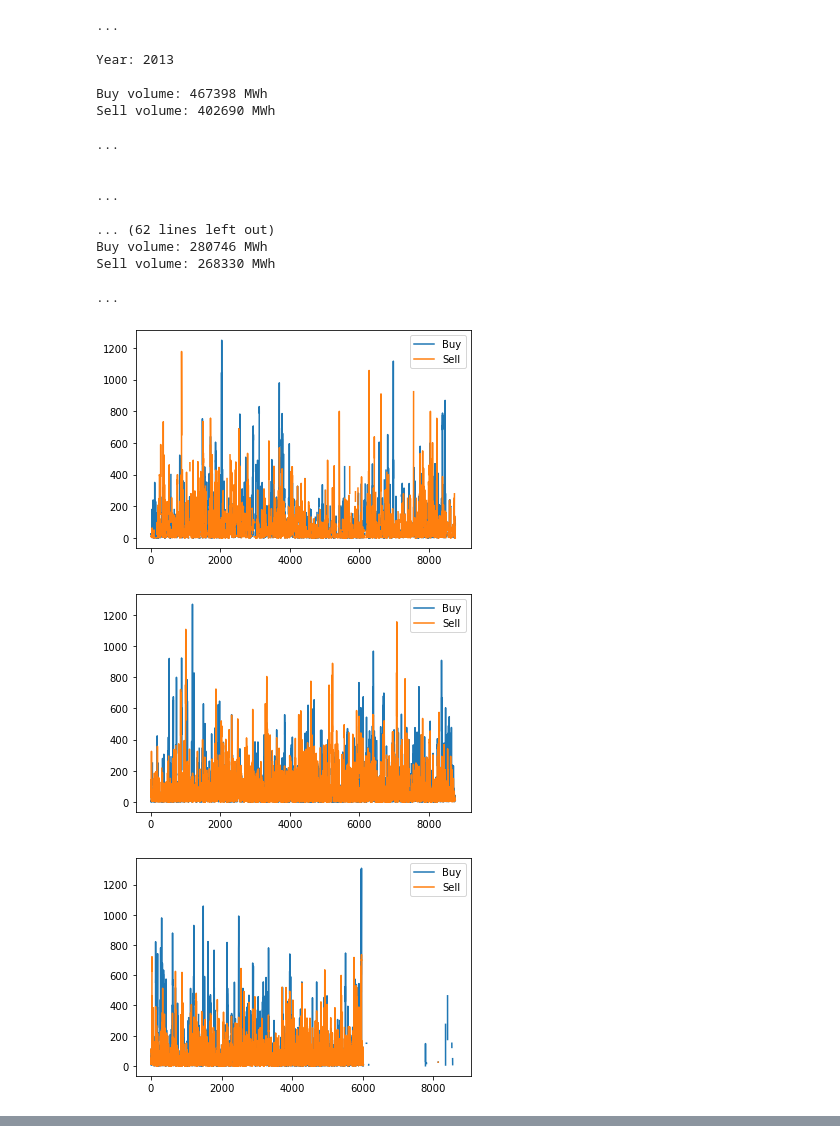
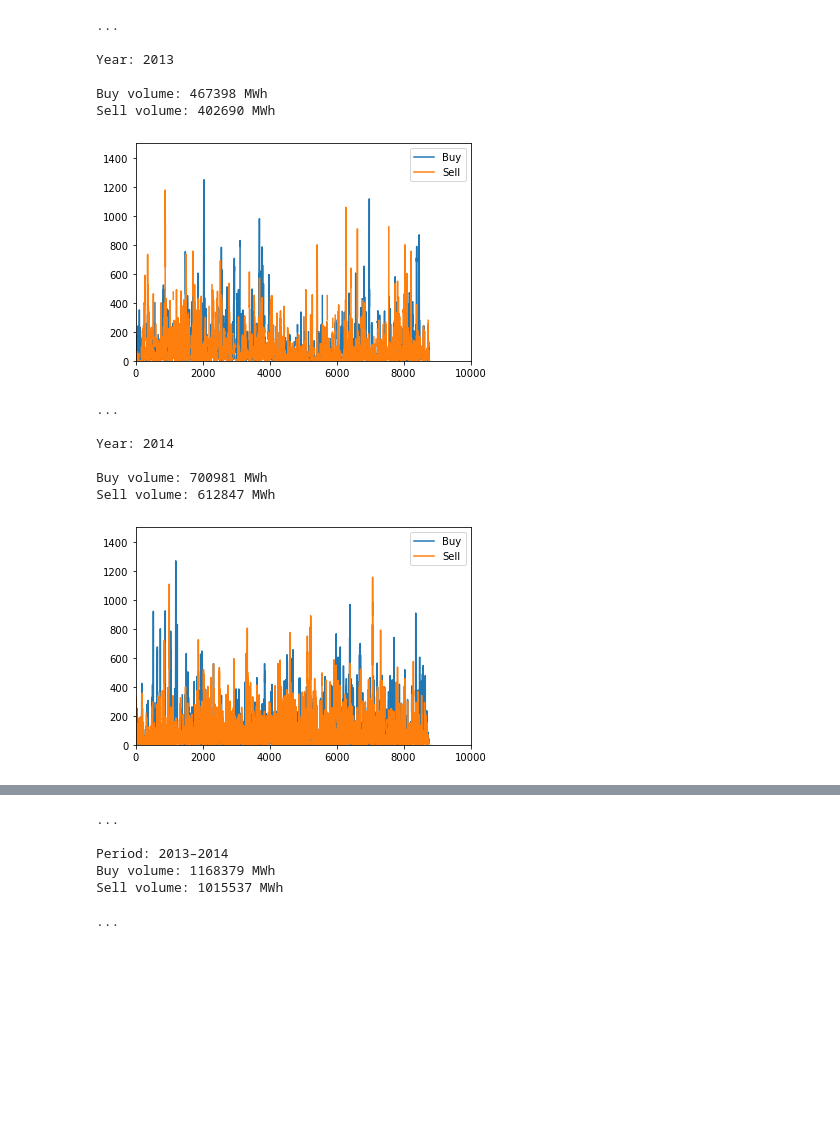
Before and after one commit to timovijn/ElectricityPriceForecasting, a Jupyter notebook: Elbas volumes/import_elbas.ipynb, the cells around one changed output, grey strips where cells are left out. Cells and saved outputs as stored; diff of their text form; code cells hidden in the pictures; blank space fills up the shorter version.

```diff
--- a/Elbas volumes/import_elbas.ipynb
+++ b/Elbas volumes/import_elbas.ipynb
@@ -16,38 +16,60 @@ import seaborn
 import pandas as pd
 # %%
 # os.chdir("./Elbas volumes")
-year = ['2013','2014','2015','2016','2017','2018','2019','2020']
+years = ['2013','2014']#,'2015','2016','2017','2018','2019','2020']
+country = 'NL'
 dfo = pd.DataFrame()
-for y in year:
+
+buy = []
+sell = []
+
+for y in years:
+    i = years.index(y)
     df = pd.read_html(f"./elbas-volumes_{y}_hourly.xls", header=[2,3], decimal=',', thousands='.')
     df = df[0]
-    df = df[('NL')]
-    # df = df[['NL','Buy']]
+    df = df[(country)]
     df = df.apply(pd.to_numeric, args=('coerce',))
-    buy = df['Buy'].sum()
-    sell = df['Sell'].sum()
-    print(''), print(colored('...','white')), print(''), print(colored(f'Year: {y}', 'blue')), print(''), print(colored(f'Buy volume: {int(round(buy))} MWh', 'blue')), print(colored(f'Sell volume: {int(round(sell))} MWh', 'blue')), print(''), print(colored('...','white')), print('')
+
+    buy.append(df['Buy'].sum())
+    sell.append(df['Sell'].sum())
+
+    print('')
+    print(colored('...','white'))
+    print('')
+    print(colored(f'Year: {y}', 'blue'))
+    print('')
+    print(colored(f'Buy volume: {int(round(buy[i]))} MWh', 'blue'))
+    print(colored(f'Sell volume: {int(round(sell[i]))} MWh', 'blue'))
+    print('')
+
     df.plot(legend=True)
+    plt.xlim(0,10000)
+    plt.ylim(0, 1500)
+    plt.show()
+
     dfo = dfo.append(df, ignore_index = True)
-    # dfo.to_csv("./csv.csv", index = False)
+
+print('')
+print(colored('...','white'))
+print('')
+print(colored(f'Period: {years[0]}–{years[-1]}', 'blue'))
+print(colored(f'Buy volume: {int(round(sum(buy)))} MWh', 'blue'))
+print(colored(f'Sell volume: {int(round(sum(sell)))} MWh', 'blue'))
+print('')
+print(colored('...','white'))
+print('')
 # %% [output]
 ...
 
 Year: 2013
 
 Buy volume: 467398 MWh
 Sell volume: 402690 MWh
-
-...
-
-
-...
-
-... (62 lines left out)
-Buy volume: 280746 MWh
-Sell volume: 268330 MWh
-
-...
-[figure, old version]
+[figure, new version]
+...
+
+Year: 2014
+
+Buy volume: 700981 MWh
+Sell volume: 612847 MWh
-[figure, old version]
+[figure, new version]
-[figure, removed]
@@ -58,0 +76,7 @@ Sell volume: 268330 MWh
+...
+
+Period: 2013–2014
+Buy volume: 1168379 MWh
+Sell volume: 1015537 MWh
+
+...
```
Also changed, not shown: parts of 4 cells of this notebook, 1 other file.
